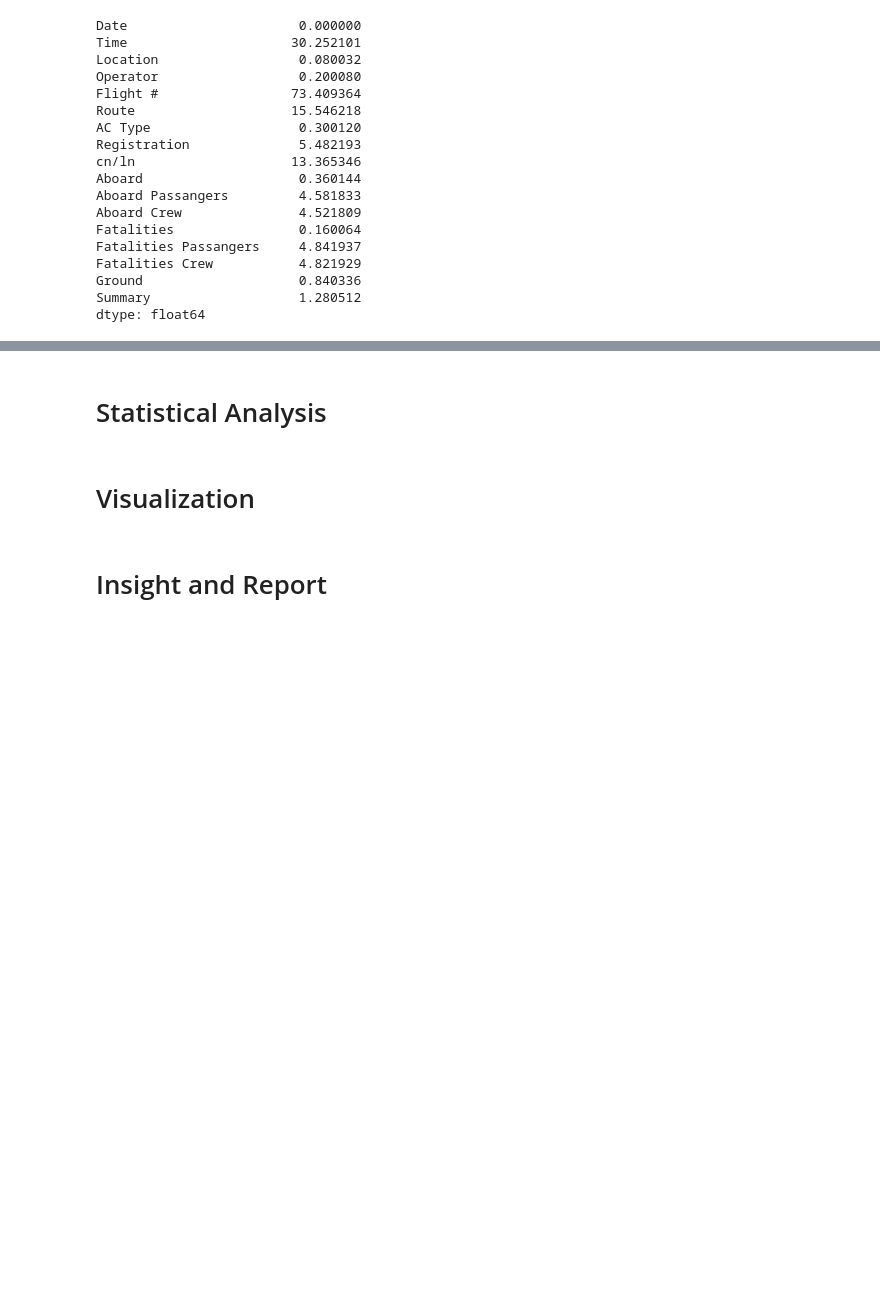
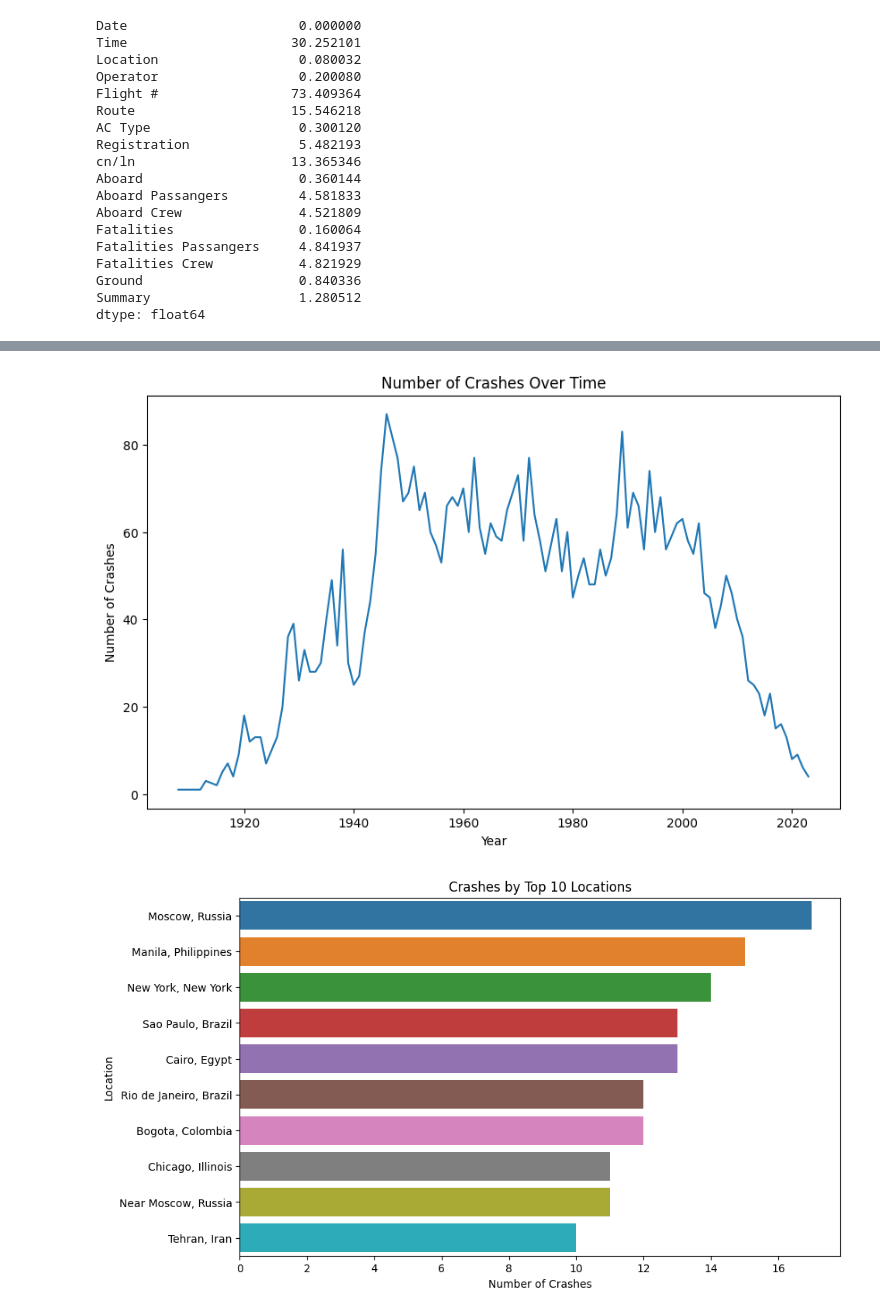
Before and after one commit to kvlrdhrs/DI-Bootcamp, a Jupyter notebook: Week6/Day3/Daily Challenge/Airplane Crashes.ipynb, the cells around one changed output, grey strips where cells are left out. Cells and saved outputs as stored; diff of their text form; code cells hidden in the pictures; blank space fills up the shorter version.

```diff
--- a/Week6/Day3/Daily Challenge/Airplane Crashes.ipynb
+++ b/Week6/Day3/Daily Challenge/Airplane Crashes.ipynb
@@ -93,0 +141,18 @@ df.duplicated().sum()
+# %%
+from scipy import stats
+
+# Distribution of fatalities
+fatalities = data['Fatalities']
+mean_fatalities = fatalities.mean()
+median_fatalities = fatalities.median()
+std_fatalities = fatalities.std()
+
+# Hypothesis test: compare the average number of fatalities in different decades
+data['Decade'] = (data['Date'].dt.year // 10) * 10
+decades = data.groupby('Decade')['Fatalities'].mean()
+
+# Perform a t-test between two decades (e.g., 1980s and 1990s)
+t_stat, p_val = stats.ttest_ind(data[data['Decade'] == 1980]['Fatalities'].dropna(),
+                                data[data['Decade'] == 1990]['Fatalities'].dropna())
+
+mean_fatalities, median_fatalities, std_fatalities, decades.head(), t_stat, p_val
@@ -102,6 +174,33 @@ crash_num
-# %% [markdown]
-# Statistical Analysis
-# %% [markdown]
-# Visualization
-# %% [markdown]
-# Insight and Report
+# %%
+
+import matplotlib.pyplot as plt
+import seaborn as sns
+
+# Time series plot of crashes over years
+plt.figure(figsize=(10, 6))
+sns.lineplot(x=crashes_per_year.index, y=crashes_per_year.values)
+plt.title('Number of Crashes Over Time')
+plt.xlabel('Year')
+plt.ylabel('Number of Crashes')
+plt.show()
+
+# Bar chart of crashes by region (assuming 'Location' can be categorized by region)
+region_crashes = data['Location'].value_counts().head(10)
+
+plt.figure(figsize=(10, 6))
+sns.barplot(x=region_crashes.values, y=region_crashes.index)
+plt.title('Crashes by Top 10 Locations')
+plt.xlabel('Number of Crashes')
+plt.ylabel('Location')
+plt.show()
+
+# Histogram of fatalities
+plt.figure(figsize=(10, 6))
+sns.histplot(fatalities, bins=30, kde=True)
+plt.title('Distribution of Fatalities')
+plt.xlabel('Number of Fatalities')
+plt.ylabel('Frequency')
+plt.show()
+# %% [output]
+[figure, added]
+[figure, added]
```
Also changed, not shown: parts of 20 cells of this notebook.
